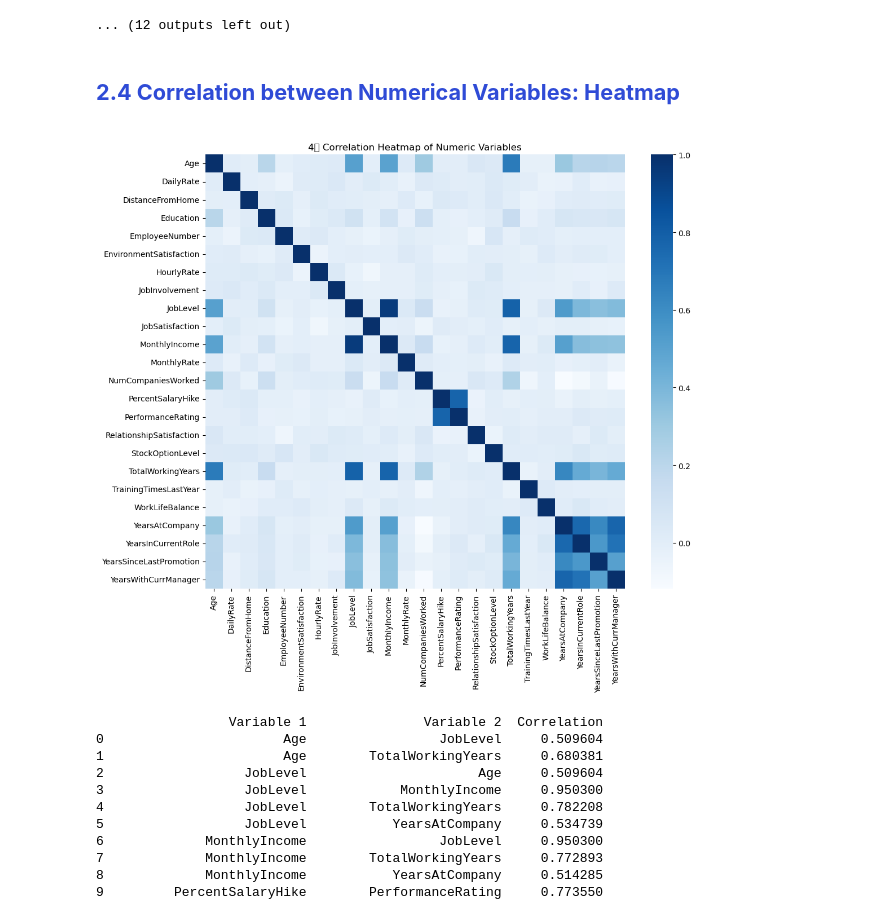
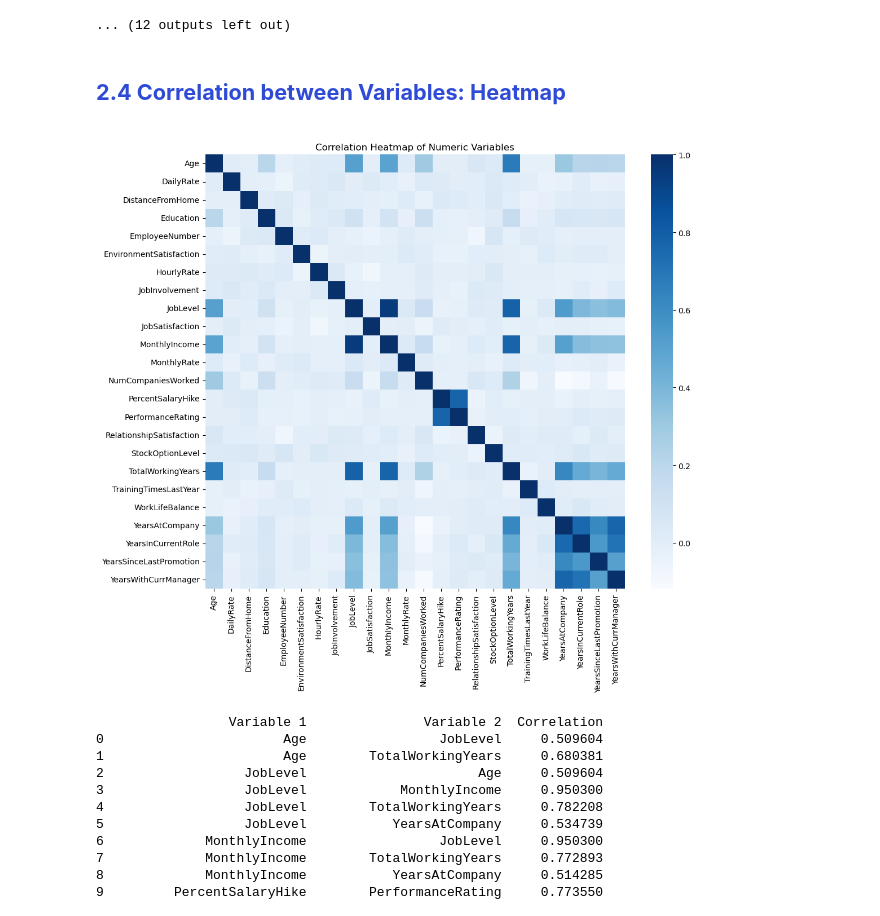
Before and after one commit to deboratcruz11/bootcamp, a Jupyter notebook: HR_Attrition.ipynb, the cells around one changed output. Drawn from its saved outputs; the diff is of its cells as text; code cells hidden in the pictures.

```diff
--- a/HR_Attrition.ipynb
+++ b/HR_Attrition.ipynb
@@ -86,3 +117,6 @@ pd.DataFrame({
+# %%
+#Set Index
+df.set_index(keys=df['EmployeeNumber'],inplace=True)
 # %% [markdown]
 <a class="anchor" id="2nd-bullet">
 
@@ -363,14 +363,15 @@ for col in numerical_cols:
 
 <font color = '#2f4bd6ff'>
 
-## **2.4 Correlation between Numerical Variables: Heatmap** </font></a>
+## **2.4 Correlation between Variables: Heatmap** </font></a>
 # %%
+# Pearson Correlation
 plt.figure(figsize=(12, 10))
 sns.heatmap(df.corr(numeric_only=True), cmap="Blues", annot=False)
-plt.title("4️⃣ Correlation Heatmap of Numeric Variables")
+plt.title("Correlation Heatmap of Numeric Variables")
 plt.show()
 # %% [output]
-[figure, old version]
+[figure, new version]
 # %%
 # Compute correlation matrix
 corr = df.select_dtypes(include=['int64', 'float64']).corr().abs()  # use absolute values
```
Also changed, not shown: parts of 41 cells of this notebook.
